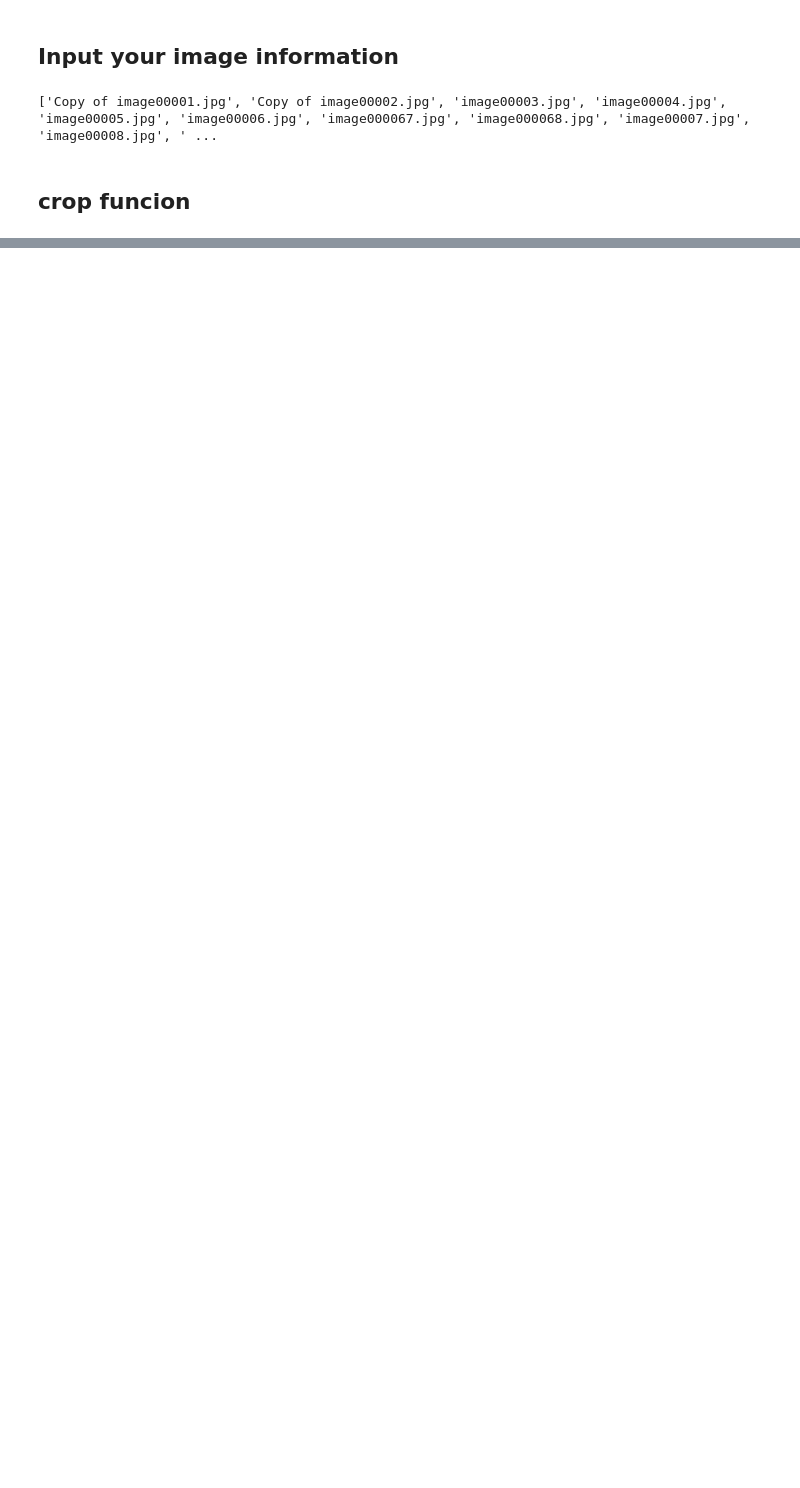
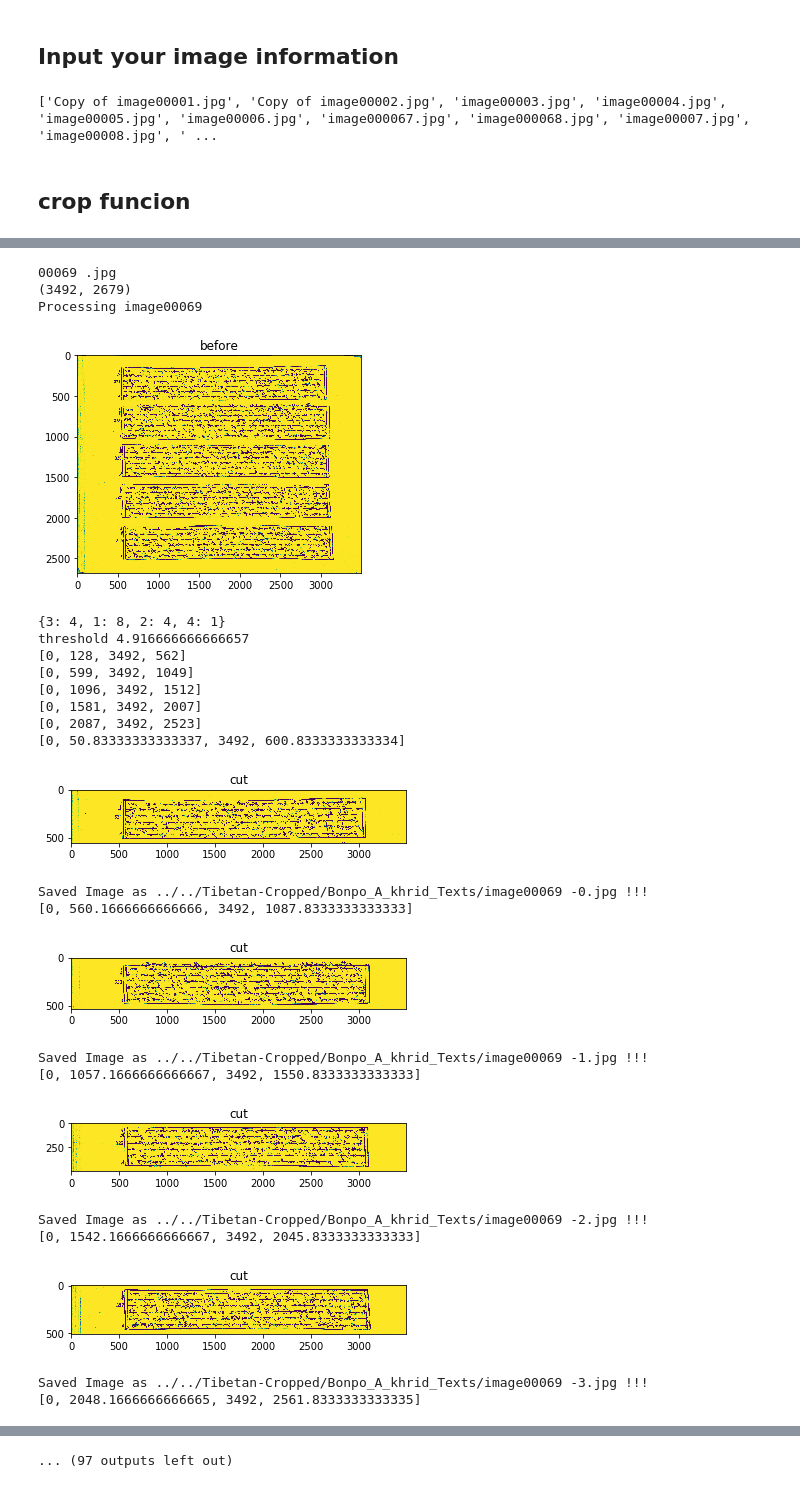
Before and after one commit to tianrengao/Cropping-Script, a Jupyter notebook: Bonpo_A_khrid_Texts.ipynb, the cells around one changed output, grey strips where cells are left out. Saved outputs shown, nothing was run; the diff lists cells and outputs as text; code cells hidden in the pictures; blank space fills up the shorter version.

```diff
--- a/Bonpo_A_khrid_Texts.ipynb
+++ b/Bonpo_A_khrid_Texts.ipynb
@@ -50,9 +48,15 @@ print(image_list)
 # hyperparameters
 threshold = 1.5
 rows = 30
-tol = 350 # the cropped image should has height larger than tol,
-           # otherwise, we decline this cropping and move on to the next cropping
+tol = 150 # the cropped image should has height larger than tol,
+          # otherwise, we decline this cropping and move on to the next cropping
 mean_height = 550
+
+
+  # img = cv.imread(image_name)
+  # # dst = cv.fastNlMeansDenoisingColored(img,None,10,10,7,21)
+  # im = Image.fromarray(img)
+  # print(im.size)
 # %% [output]
 ['Copy of image00001.jpg', 'Copy of image00002.jpg', 'image00003.jpg', 'image00004.jpg', 'image00005.jpg', 'image00006.jpg', 'image000067.jpg', 'image000068.jpg', 'image00007.jpg', 'image00008.jpg', ' ...
 # %% [markdown]
@@ -161,8 +202,5 @@ def crop(im, image_name):
   if image_index < 3 and image_name not in failed_list:
     print(image_name, "Failed")
     failed_list.append(image_name)
-# %%
-for image_name in image_list:
-  im = Image.open(image_name)
 # %%
 # for all images in the image list, call crop()
@@ -195,0 +217,34 @@ print(failed_list)
+# %%
+threshold = 5
+rows = 5
+failed_list = ["00069 .jpg", "00071.jpg", "00072 .jpg", "00073.jpg", "00074.jpg", "00076.jpg", "00105.jpg", "00120.jpg", "00121.jpg"]
+for image_name in failed_list:
+  print(image_name)
+  im = Image.open("image"+image_name)
+  print(im.size)
+  crop(im, "image"+image_name[:-4])
+# %% [output]
+00069 .jpg
+(3492, 2679)
+Processing image00069
+[figure, added]
+{3: 4, 1: 8, 2: 4, 4: 1}
+threshold 4.916666666666657
+[0, 128, 3492, 562]
+[0, 599, 3492, 1049]
+[0, 1096, 3492, 1512]
+[0, 1581, 3492, 2007]
+[0, 2087, 3492, 2523]
+[0, 50.83333333333337, 3492, 600.8333333333334]
+[figure, added]
+Saved Image as ../../Tibetan-Cropped/Bonpo_A_khrid_Texts/image00069 -0.jpg !!!
+[0, 560.1666666666666, 3492, 1087.8333333333333]
+[figure, added]
+Saved Image as ../../Tibetan-Cropped/Bonpo_A_khrid_Texts/image00069 -1.jpg !!!
+[0, 1057.1666666666667, 3492, 1550.8333333333333]
+[figure, added]
+Saved Image as ../../Tibetan-Cropped/Bonpo_A_khrid_Texts/image00069 -2.jpg !!!
+[0, 1542.1666666666667, 3492, 2045.8333333333333]
+[figure, added]
+Saved Image as ../../Tibetan-Cropped/Bonpo_A_khrid_Texts/image00069 -3.jpg !!!
+[0, 2048.1666666666665, 3492, 2561.8333333333335]
@@ -195,0 +252 @@ print(failed_list)
+... (97 outputs left out)
```
Also changed, not shown: parts of 8 cells of this notebook.
